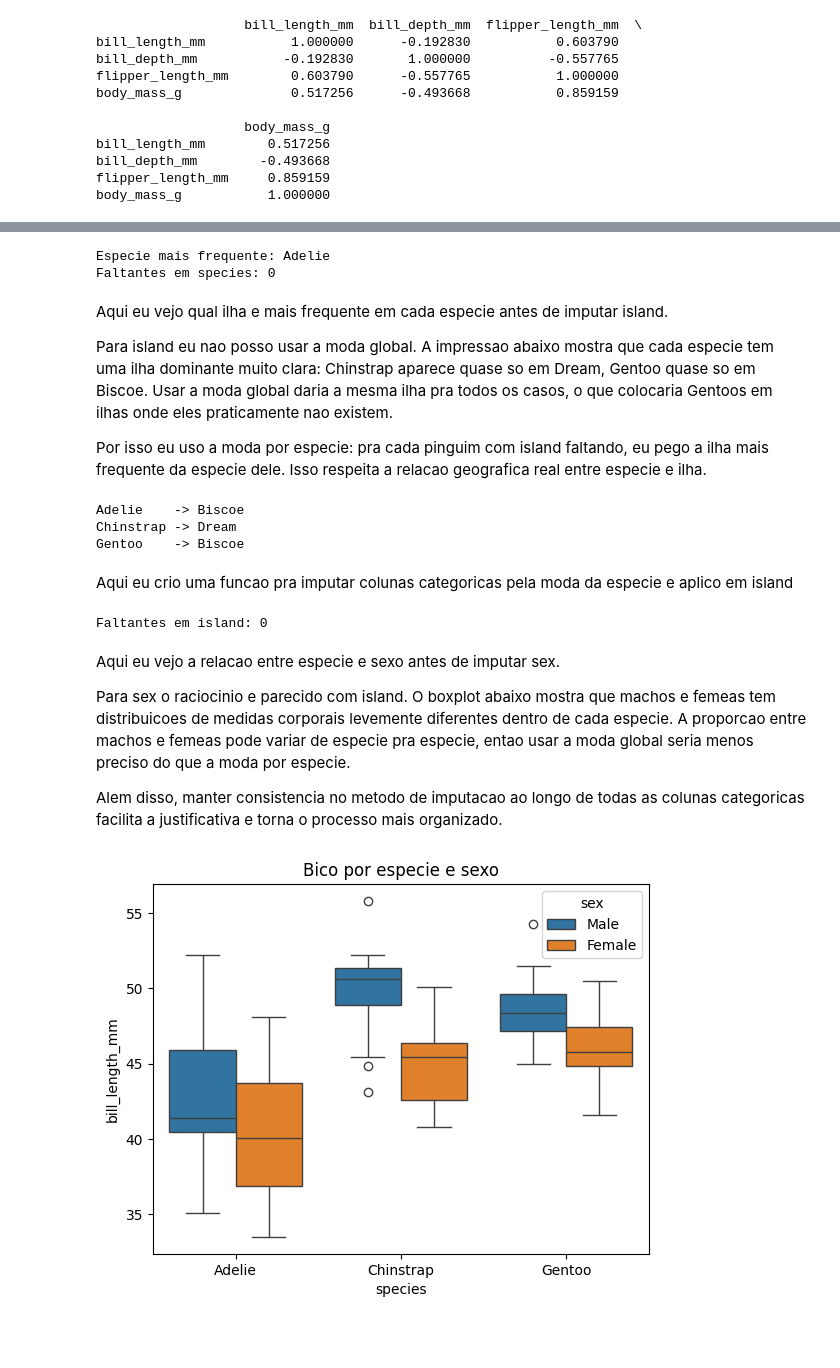
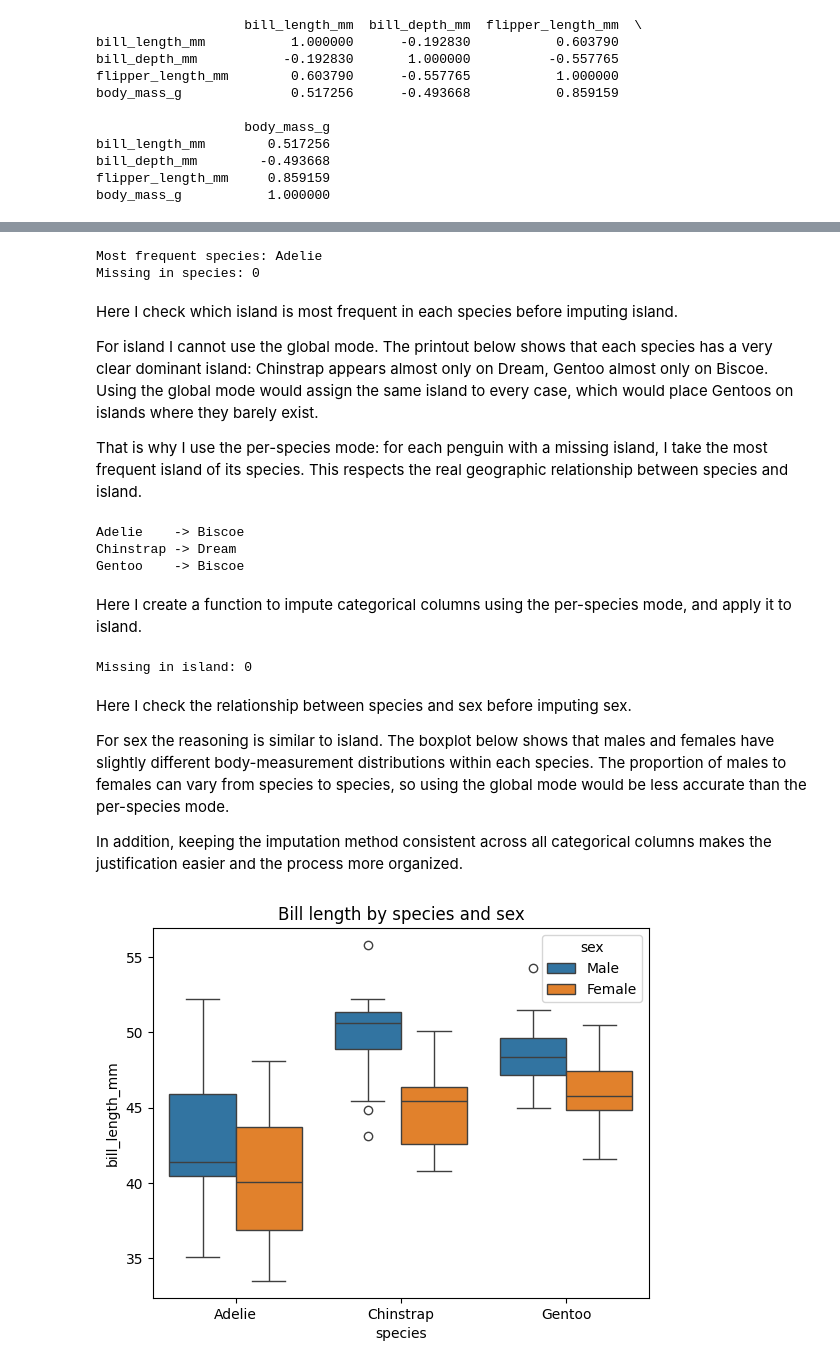
Before and after one commit to miguelsantos-dv/Missing-Data-Imputation-Palmer-Penguins, a Jupyter notebook: penguins_imputation.ipynb, the cells around one changed output, grey strips where cells are left out. Saved outputs shown, nothing was run; the diff lists cells and outputs as text; code cells hidden in the pictures; blank space fills up the shorter version.

Commit message:
Translate notebook to English (markdown, comments, chart titles)

```diff
--- a/penguins_imputation.ipynb
+++ b/penguins_imputation.ipynb
@@ -380,25 +342,19 @@ A moda global e a escolha mais segura nesse contexto.
 # %%
-# mode() retorna o valor mais frequente, [0] pega o primeiro
+# mode() returns the most frequent value, [0] takes the first
 moda_species = penguins['species'].mode()[0]
-print('Especie mais frequente:', moda_species)
+print('Most frequent species:', moda_species)
 
 penguins['species'] = penguins['species'].fillna(moda_species)
-print("Faltantes em species:", penguins['species'].isnull().sum())
+print("Missing in species:", penguins['species'].isnull().sum())
 # %% [output]
-Especie mais frequente: Adelie
-Faltantes em species: 0
+Most frequent species: Adelie
+Missing in species: 0
 # %% [markdown]
-Aqui eu vejo qual ilha e mais frequente em cada especie antes de imputar island.
+Here I check which island is most frequent in each species before imputing island.
 
-Para island eu nao posso usar a moda global. A impressao abaixo mostra
-que cada especie tem uma ilha dominante muito clara:
-Chinstrap aparece quase so em Dream, Gentoo quase so em Biscoe.
-Usar a moda global daria a mesma ilha pra todos os casos,
-o que colocaria Gentoos em ilhas onde eles praticamente nao existem.
+For island I cannot use the global mode. The printout below shows that each species has a very clear dominant island: Chinstrap appears almost only on Dream, Gentoo almost only on Biscoe. Using the global mode would assign the same island to every case, which would place Gentoos on islands where they barely exist.
 
-Por isso eu uso a moda por especie: pra cada pinguim com island faltando,
-eu pego a ilha mais frequente da especie dele. Isso respeita
-a relacao geografica real entre especie e ilha.
+That is why I use the per-species mode: for each penguin with a missing island, I take the most frequent island of its species. This respects the real geographic relationship between species and island.
 # %%
 print('Adelie    ->', penguins[penguins['species'] == 'Adelie']['island'].mode()[0])
 print('Chinstrap ->', penguins[penguins['species'] == 'Chinstrap']['island'].mode()[0])
@@ -408,7 +364,7 @@ Adelie    -> Biscoe
 Chinstrap -> Dream
 Gentoo    -> Biscoe
 # %% [markdown]
-Aqui eu crio uma funcao pra imputar colunas categoricas pela moda da especie e aplico em island
+Here I create a function to impute categorical columns using the per-species mode, and apply it to island.
 # %%
 def imputar_por_especie(coluna):
     for especie in ['Adelie', 'Chinstrap', 'Gentoo']:
@@ -418,27 +374,21 @@ def imputar_por_especie(coluna):
         penguins.loc[mask_faltante, coluna] = moda
 
 imputar_por_especie('island')
-print("Faltantes em island:", penguins['island'].isnull().sum())
+print("Missing in island:", penguins['island'].isnull().sum())
 # %% [output]
-Faltantes em island: 0
+Missing in island: 0
 # %% [markdown]
-Aqui eu vejo a relacao entre especie e sexo antes de imputar sex.
+Here I check the relationship between species and sex before imputing sex.
 
-Para sex o raciocinio e parecido com island. O boxplot abaixo mostra
-que machos e femeas tem distribuicoes de medidas corporais
-levemente diferentes dentro de cada especie. A proporcao entre
-machos e femeas pode variar de especie pra especie, entao
-usar a moda global seria menos preciso do que a moda por especie.
+For sex the reasoning is similar to island. The boxplot below shows that males and females have slightly different body-measurement distributions within each species. The proportion of males to females can vary from species to species, so using the global mode would be less accurate than the per-species mode.
 
-Alem disso, manter consistencia no metodo de imputacao ao longo
-de todas as colunas categoricas facilita a justificativa e
-torna o processo mais organizado.
+In addition, keeping the imputation method consistent across all categorical columns makes the justification easier and the process more organized.
 # %%
-# hue separa as caixas por sexo dentro de cada especie
+# hue splits the boxes by sex within each species
 sns.boxplot(data=penguins, x='species', y='bill_length_mm', hue='sex')
-plt.title('Bico por especie e sexo')
+plt.title('Bill length by species and sex')
 plt.show()
 # %% [output]
-[figure, old version]
+[figure, new version]
 # %%
 imputar_por_especie('sex')
```
Also changed, not shown: parts of 45 cells of this notebook.
